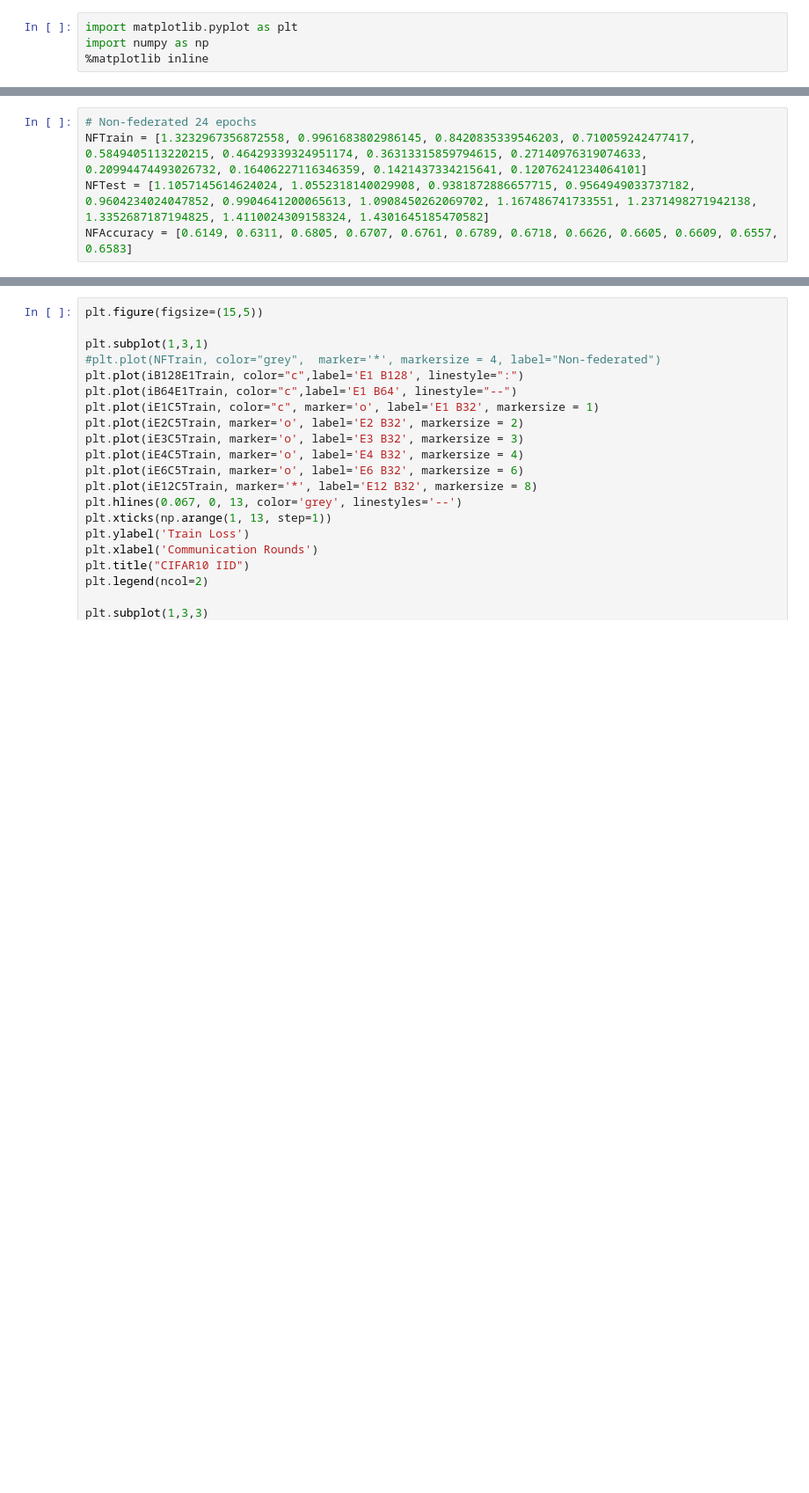
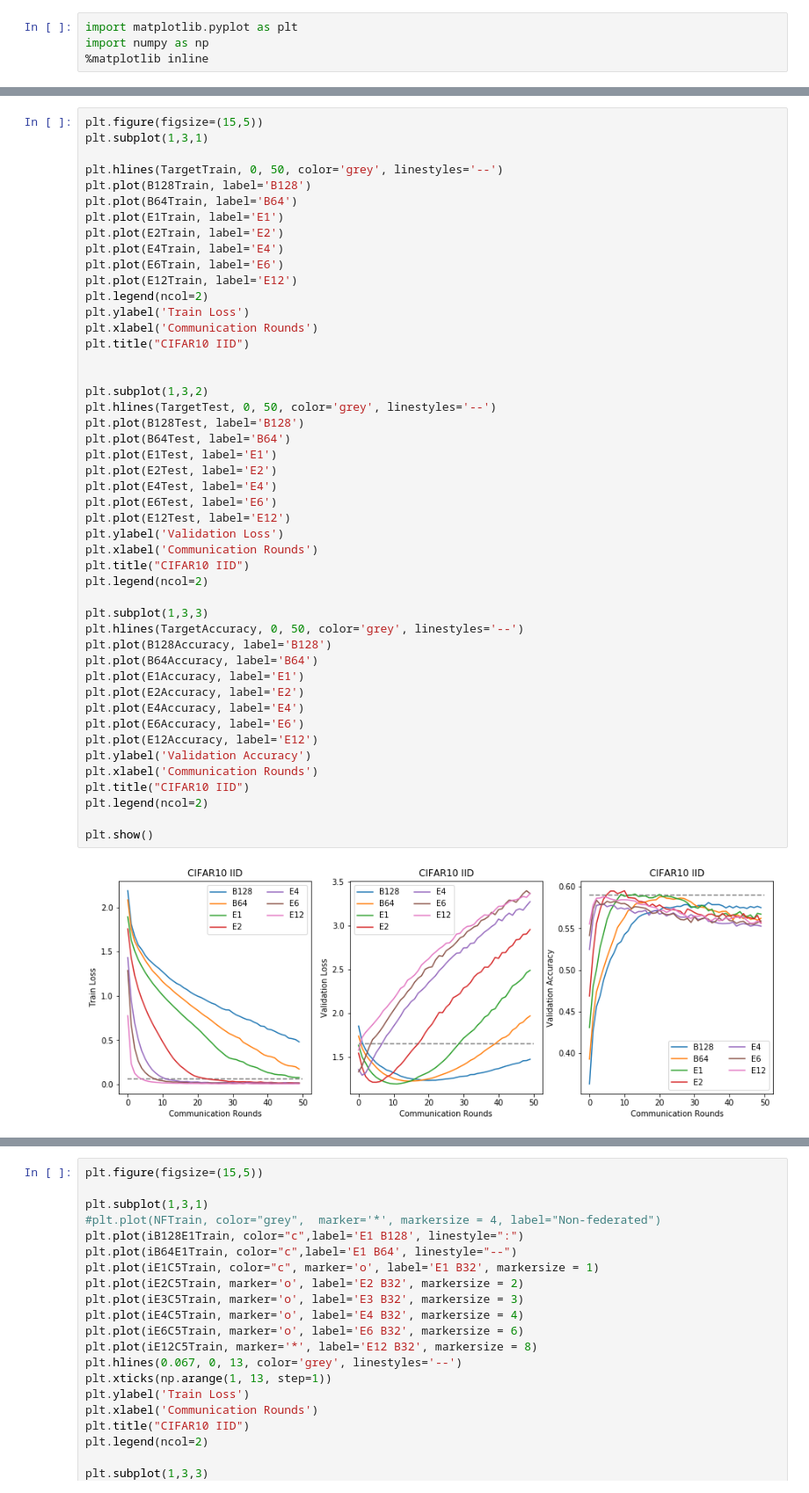
Before and after one commit to abogdanova/FedMed, a Jupyter notebook: Experiments.ipynb, the cells around one changed output, grey strips where cells are left out. Shown at 88% size. Drawn from its saved outputs; the diff is of its cells as text; blank space fills up the shorter version.

```diff
--- a/Experiments.ipynb
+++ b/Experiments.ipynb
@@ -33,5 +18,49 @@ iB128E1Accuracy = [None, 0.3822, 0.4218, 0.4452, 0.4681, 0.4817,
-# %%
-# Non-federated 24 epochs
-NFTrain = [1.3232967356872558, 0.9961683802986145, 0.8420835339546203, 0.710059242477417, 0.5849405113220215, 0.46429339324951174, 0.36313315859794615, 0.27140976319074633, 0.20994474493026732, 0.16406227116346359, 0.1421437334215641, 0.12076241234064101]
-NFTest = [1.1057145614624024, 1.0552318140029908, 0.9381872886657715, 0.9564949033737182, 0.9604234024047852, 0.9904641200065613, 1.0908450262069702, 1.167486741733551, 1.2371498271942138, 1.3352687187194825, 1.4110024309158324, 1.4301645185470582]
-NFAccuracy = [0.6149, 0.6311, 0.6805, 0.6707, 0.6761, 0.6789, 0.6718, 0.6626, 0.6605, 0.6609, 0.6557, 0.6583]
+# %%
+plt.figure(figsize=(15,5))
+plt.subplot(1,3,1)
+
+plt.hlines(TargetTrain, 0, 50, color='grey', linestyles='--')
+plt.plot(B128Train, label='B128')
+plt.plot(B64Train, label='B64')
+plt.plot(E1Train, label='E1')
+plt.plot(E2Train, label='E2')
+plt.plot(E4Train, label='E4')
+plt.plot(E6Train, label='E6')
+plt.plot(E12Train, label='E12')
+plt.legend(ncol=2)
+plt.ylabel('Train Loss')
+plt.xlabel('Communication Rounds')
+plt.title("CIFAR10 IID")
+
+
+plt.subplot(1,3,2)
+plt.hlines(TargetTest, 0, 50, color='grey', linestyles='--')
+plt.plot(B128Test, label='B128')
+plt.plot(B64Test, label='B64')
+plt.plot(E1Test, label='E1')
+plt.plot(E2Test, label='E2')
+plt.plot(E4Test, label='E4')
+plt.plot(E6Test, label='E6')
+plt.plot(E12Test, label='E12')
+plt.ylabel('Validation Loss')
+plt.xlabel('Communication Rounds')
+plt.title("CIFAR10 IID")
+plt.legend(ncol=2)
+
+plt.subplot(1,3,3)
+plt.hlines(TargetAccuracy, 0, 50, color='grey', linestyles='--')
+plt.plot(B128Accuracy, label='B128')
+plt.plot(B64Accuracy, label='B64')
+plt.plot(E1Accuracy, label='E1')
+plt.plot(E2Accuracy, label='E2')
+plt.plot(E4Accuracy, label='E4')
+plt.plot(E6Accuracy, label='E6')
+plt.plot(E12Accuracy, label='E12')
+plt.ylabel('Validation Accuracy')
+plt.xlabel('Communication Rounds')
+plt.title("CIFAR10 IID")
+plt.legend(ncol=2)
+
+plt.show()
+# %% [output]
+[figure, added]
```
Also changed, not shown: parts of 8 cells of this notebook, 6 other files.
